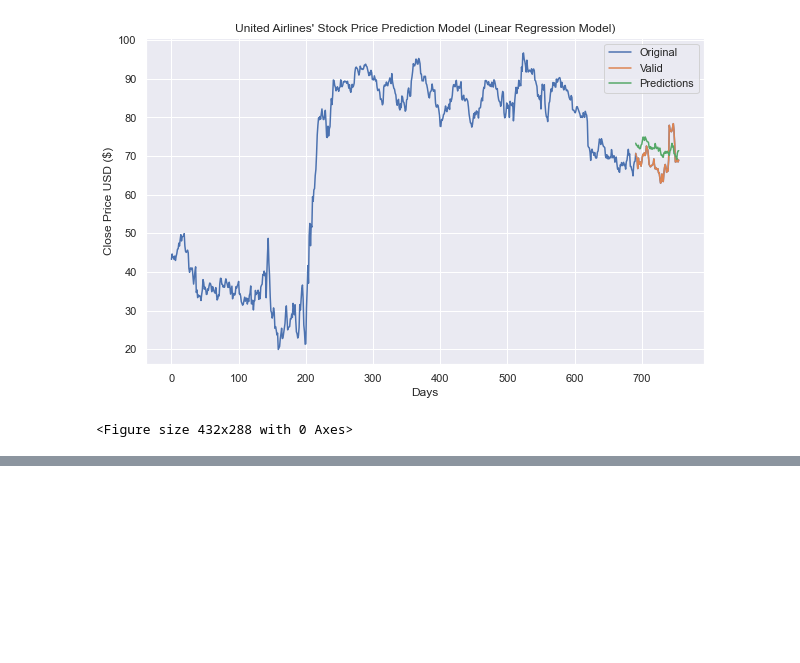
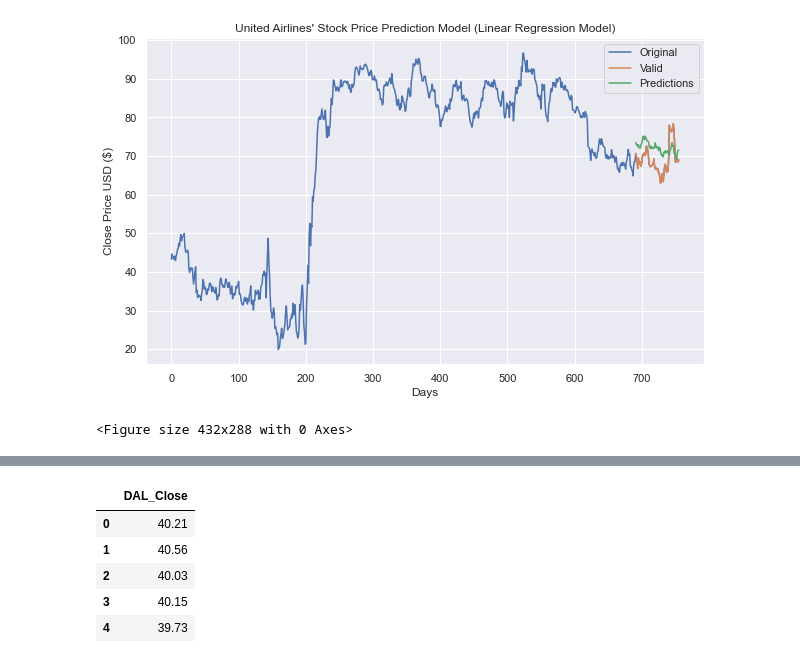
Before and after one commit to teresaflicek/Airline-Stock-Analysis, a Jupyter notebook: Stock Market vs Covid/MachineLearning.ipynb, the cells around one changed output, grey strips where cells are left out. Cells and saved outputs as stored; diff of their text form; code cells hidden in the pictures; blank space fills up the shorter version.

```diff
--- a/Stock Market vs Covid/MachineLearning.ipynb
+++ b/Stock Market vs Covid/MachineLearning.ipynb
@@ -243,0 +267,11 @@ See the caveats in the documentation: https://pandas.pydata.org/pandas-docs/stab
+# %%
+#pulling the array of close prices
+close = stocks[["DAL_Close"]]
+close.head()
+# %% [output]
+|  | DAL_Close |
+| 0 | 40.21 |
+| 1 | 40.56 |
+| 2 | 40.03 |
+| 3 | 40.15 |
+| 4 | 39.73 |
```
Also changed, not shown: parts of 20 cells of this notebook, 6 other files.
